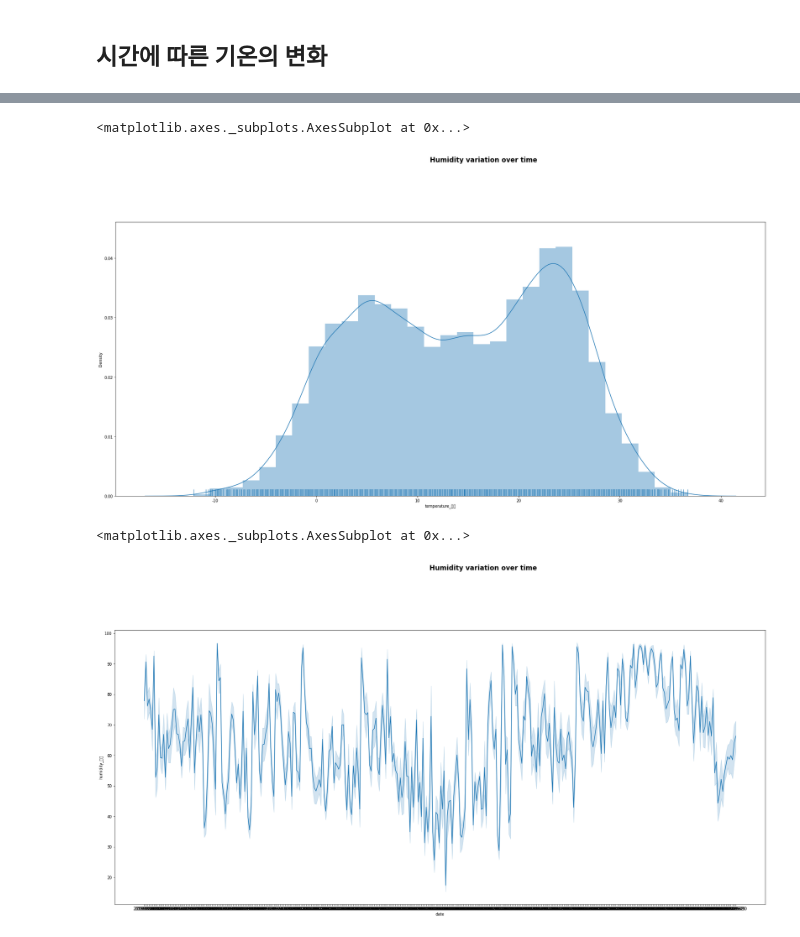
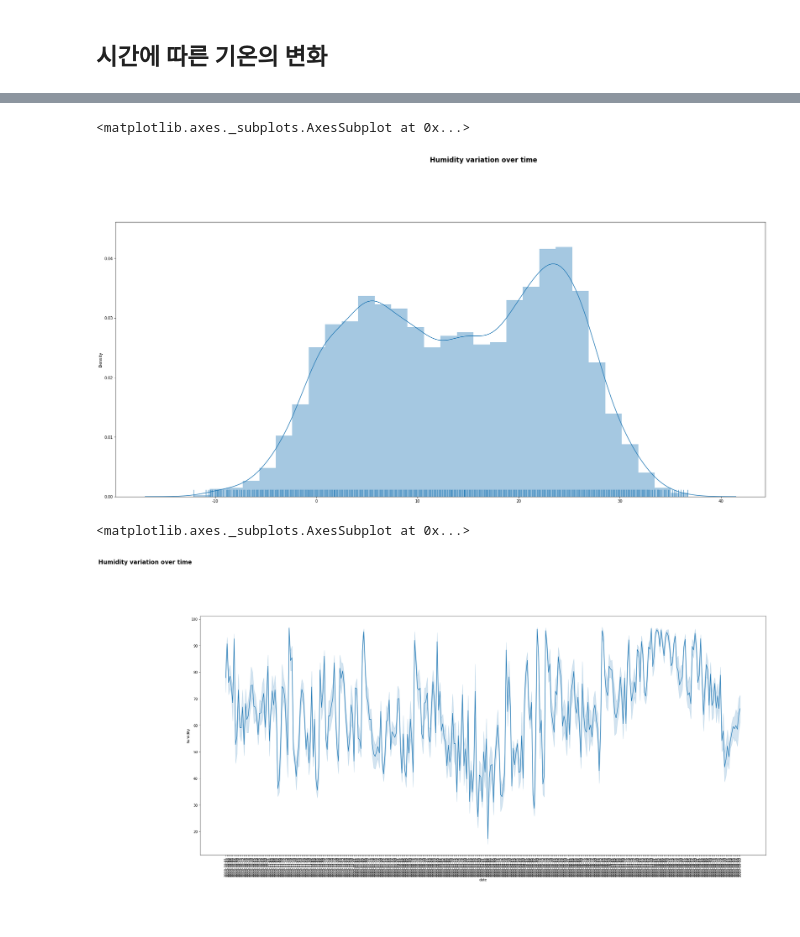
Before and after one commit to wiv33/A-Learning-python, a Jupyter notebook: machine-learning/_000_hello_machine/_000_basic/_003_tensorflow_cuk_edu/_002_2_ml/_002_weather_analysis.ipynb, the cells around one changed output, grey strips where cells are left out. Drawn from its saved outputs; the diff is of its cells as text; code cells hidden in the pictures.

```diff
--- a/machine-learning/_000_hello_machine/_000_basic/_003_tensorflow_cuk_edu/_002_2_ml/_002_weather_analysis.ipynb
+++ b/machine-learning/_000_hello_machine/_000_basic/_003_tensorflow_cuk_edu/_002_2_ml/_002_weather_analysis.ipynb
@@ -173,0 +168,10 @@ See the caveats in the documentation: https://pandas.pydata.org/pandas-docs/stab
+# %%
+df_precipitation.insert(0, column='date', value=np.array(dates).flatten())
+
+df = df_precipitation.iloc[:, [0, 2]]
+df['precipitation'] = df_precipitation.precipitation
+df['precipitation_shape'] = df_precipitation_shape['precipitation_shape']
+df['temperature'] = df_temperature['temperature']
+df['humidity'] = df_humidity.humidity
+df['wind'] = df_direction_of_the_wind.wind
+df['wind_spped'] = df_wind_spped.wind_speed
@@ -250,14 +260,14 @@ Int64Index([514, 1057, 2271, 3468, 3475, 3481, 4183, 4661, 5487], dtype='int64')
 - 습도와 기온은 +-2일 값의 평균으로 적용
 - 나머지 값은 0으로 적용
 # %%
-for x in df[df['wind_풍향'] <= -1].index:
+for x in df[df['wind'] <= -1].index:
   seq = int(x)
-  df['temperature_기온'][seq] = np.mean((df.iloc[seq-2:seq, 4], df.iloc[seq+1:seq+3, 4]))
-  df['humidity_습도'][seq] = np.mean((df.iloc[seq-2:seq, 5], df.iloc[seq+1:seq+3, 5]))
-  df['wind_spped_풍속'][seq] = 0.0
-  df['precipitation_shape_강수형태'][seq] = 0.0
-  df['precipitation_강수'][seq] = 0.0
-  df['wind_풍향'][seq] = 0.0
+  df['temperature'][seq] = np.mean((df.iloc[seq-2:seq, 4], df.iloc[seq+1:seq+3, 4]))
+  df['humidity'][seq] = np.mean((df.iloc[seq-2:seq, 5], df.iloc[seq+1:seq+3, 5]))
+  df['wind_spped'][seq] = 0.0
+  df['precipitation_shape'][seq] = 0.0
+  df['precipitation'][seq] = 0.0
+  df['wind'][seq] = 0.0
 # %% [output]
 A value is trying to be set on a copy of a slice from a DataFrame
 
@@ -359,6 +369,9 @@ fm._rebuild()
 
 plt.rc('font', family=NANUM_GOTHIC.get_name())
 mpl.rcParams['axes.unicode_minus'] = False
+
+plt.rcParams['font.family'] = ['sans-serif']
+plt.rcParams['font.sans-serif'] = ['SimHei']
 # %% [markdown]
 ## 시간에 따른 기온의 변화
 # %%
@@ -410,24 +423,24 @@ plt.suptitle('Humidity variation over time',
              ha='left'  # Horizontal aligment
              )
 
-sns.distplot(df['temperature_기온'],
+sns.distplot(x=df['temperature'],
              hist=True,
              kde=True,
              rug=True)
 # %% [output]
 <matplotlib.axes._subplots.AxesSubplot at 0x...>
-[figure, old version]
+[figure, new version]
 # %%
 plt.figure(figsize=(30, 13))
 plt.suptitle('Humidity variation over time',
              fontsize=17,
              fontweight='bold',
-             x=.5,
+             x=.05,
              y=1.06,
-             ha='left'  # Horizontal aligment
+             ha='center'  # Horizontal aligment
              )
-
-sns.lineplot(x=df['date'], y=df['humidity_습도'])
+plt.xticks(rotation=90)
+sns.lineplot(x=df['date'], y=df['humidity'])
 # %% [output]
 <matplotlib.axes._subplots.AxesSubplot at 0x...>
-[figure, old version]
+[figure, new version]
```
Also changed, not shown: parts of 25 cells of this notebook.
